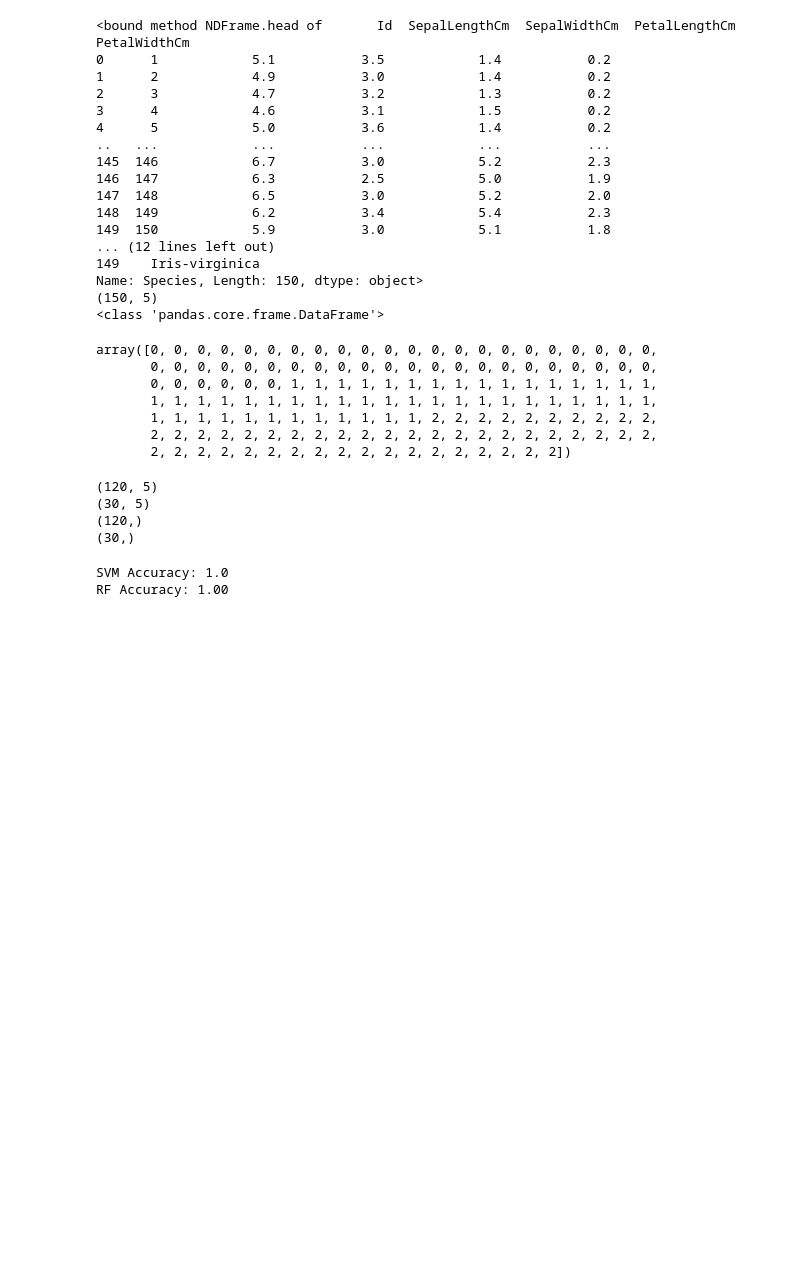
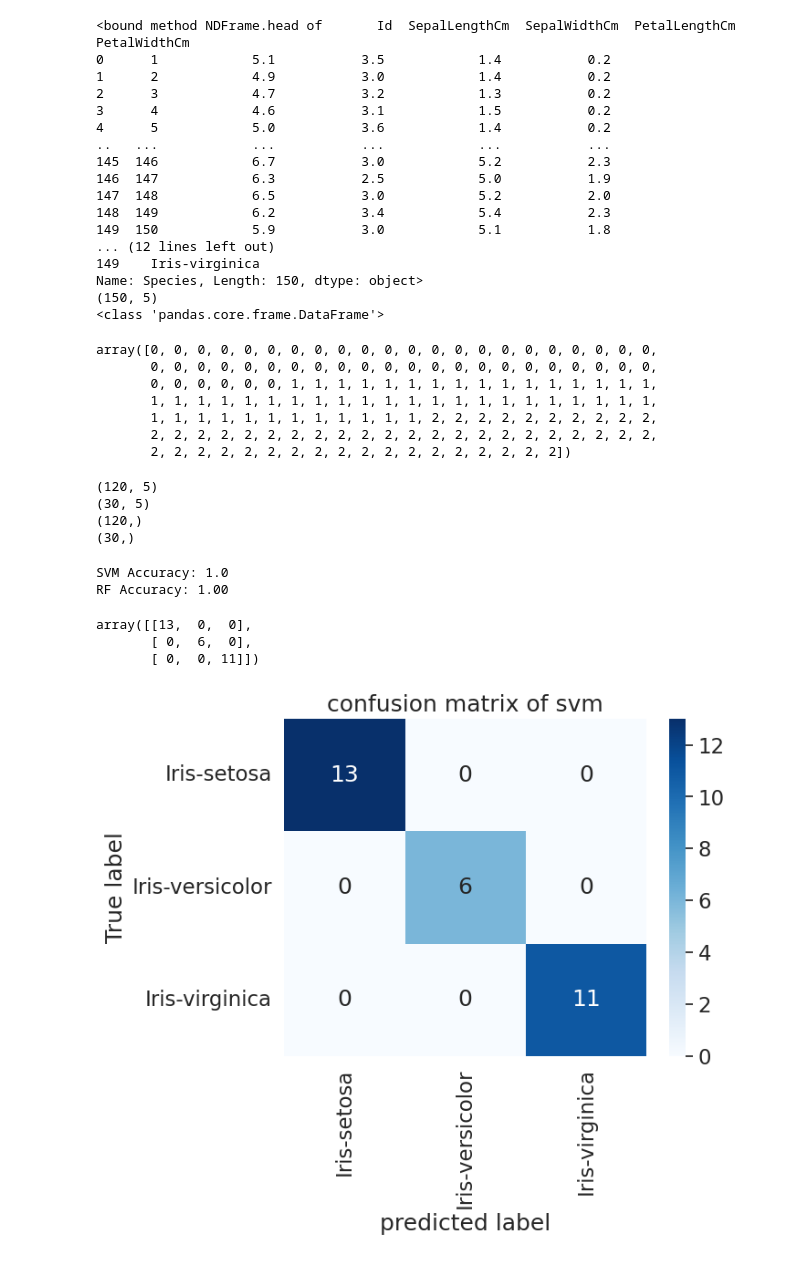
Before and after one commit to bithi-6535/bithi-6535, a Jupyter notebook: ML_on_iris.ipynb, the cells around one changed output. Saved outputs shown, nothing was run; the diff lists cells and outputs as text; code cells hidden in the pictures; blank space fills up the shorter version.

```diff
--- a/ML_on_iris.ipynb
+++ b/ML_on_iris.ipynb
@@ -269,3 +269,22 @@ print(f"RF Accuracy: {acc:.2f}")
 # %% [output]
 SVM Accuracy: 1.0
 RF Accuracy: 1.00
+# %%
+#The confusion matrix
+from sklearn.metrics import confusion_matrix,accuracy_score,classification_report
+cm_svm=confusion_matrix(y_pred_svm,y_test)
+cm_svm
+# %% [output]
+array([[13,  0,  0],
+       [ 0,  6,  0],
+       [ 0,  0, 11]])
+# %%
+sns.set(font_scale=1.5)
+sns.heatmap(cm_svm, annot=True, fmt='g', cmap='Blues', xticklabels=df['Species'].
+           unique().tolist(), yticklabels=df['Species'].unique().tolist())
+plt.title('confusion matrix of svm')
+plt.xlabel('predicted label')
+plt.ylabel('True label')
+plt.show()
+# %% [output]
+[figure, added]
```
Also changed, not shown: parts of 9 cells of this notebook.
